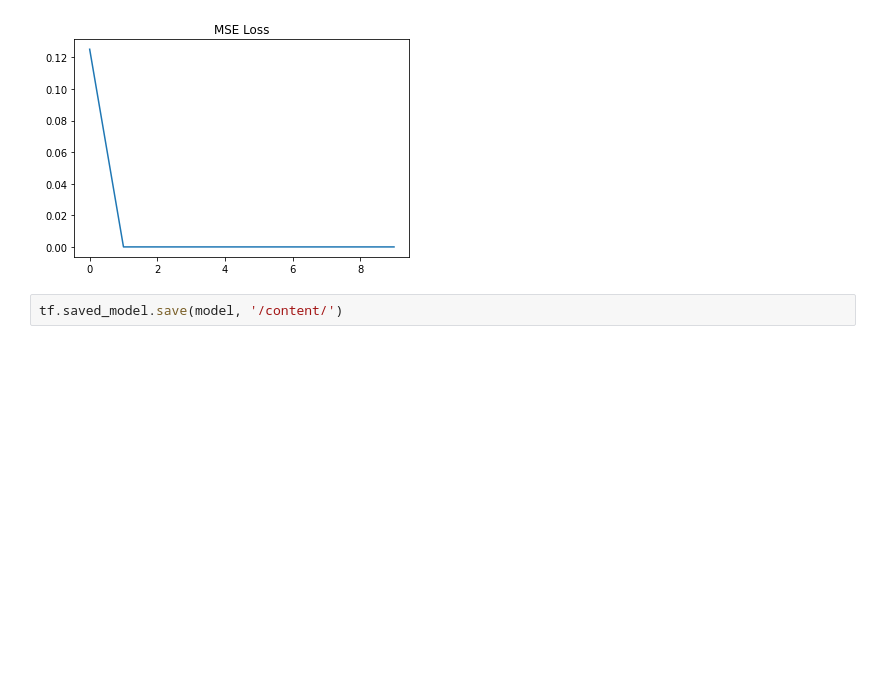
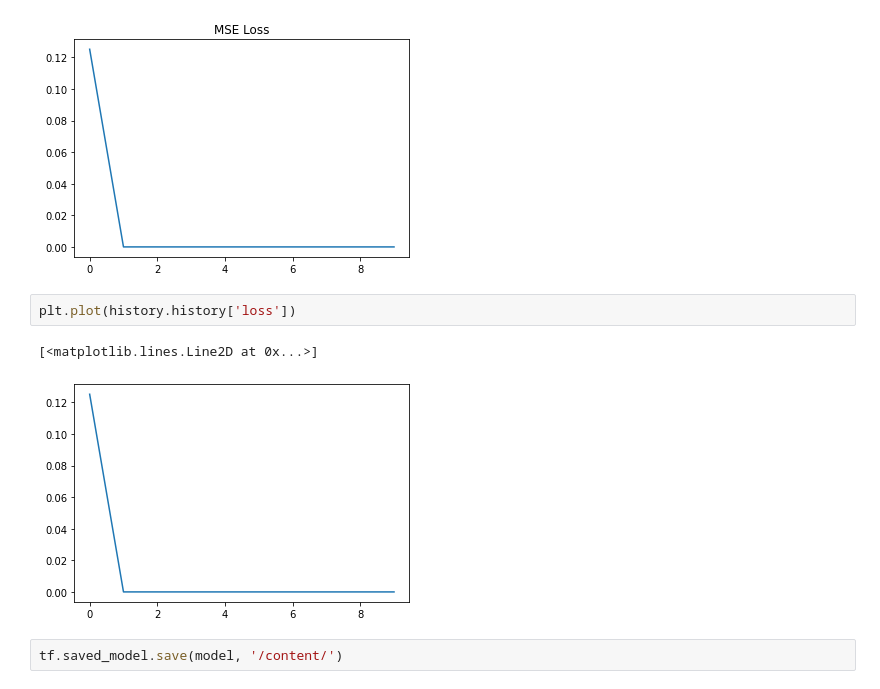
Before and after one commit to GIThadasAI/yoganet, a Jupyter notebook: Welcome_To_Colaboratory.ipynb, the cells around one changed output. Saved outputs shown, nothing was run; the diff lists cells and outputs as text; blank space fills up the shorter version.

```diff
--- a/Welcome_To_Colaboratory.ipynb
+++ b/Welcome_To_Colaboratory.ipynb
@@ -112,6 +112,11 @@ Epoch 10/10
 226/226 [==============================] - 14s 64ms/step - loss: 1.4096e-07
 Text(0.5, 1.0, 'MSE Loss')
 [figure]
+# %%
+plt.plot(history.history['loss'])
+# %% [output]
+[<matplotlib.lines.Line2D at 0x...>]
+[figure, added]
 # %%
 tf.saved_model.save(model, '/content/')
 # %% [output]
```
Also changed, not shown: parts of 2 cells of this notebook.
